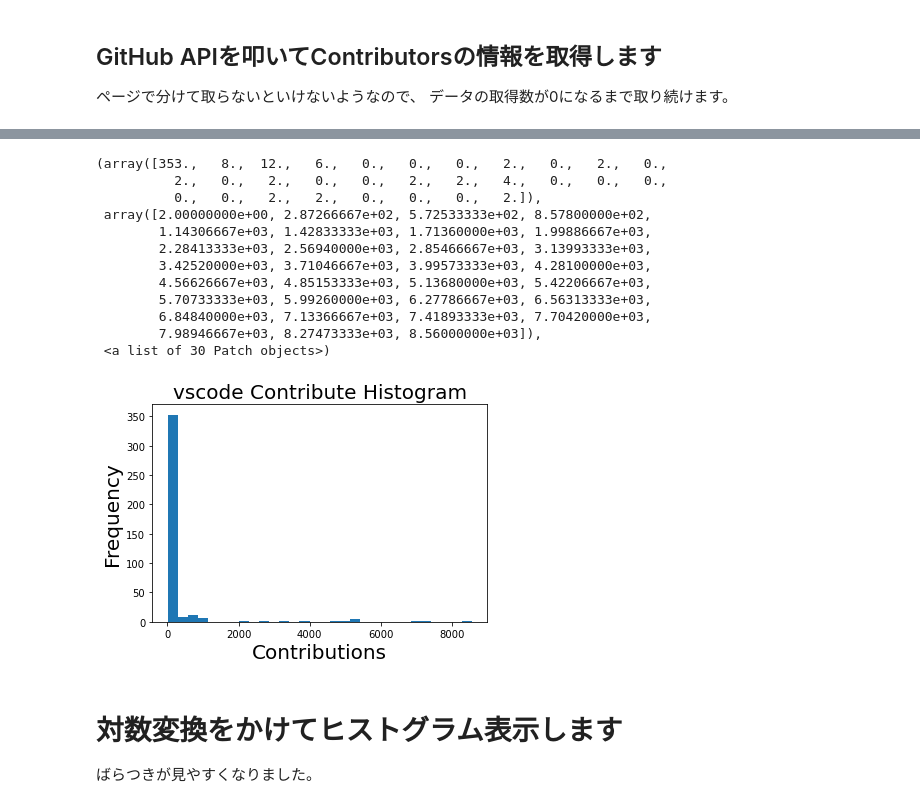
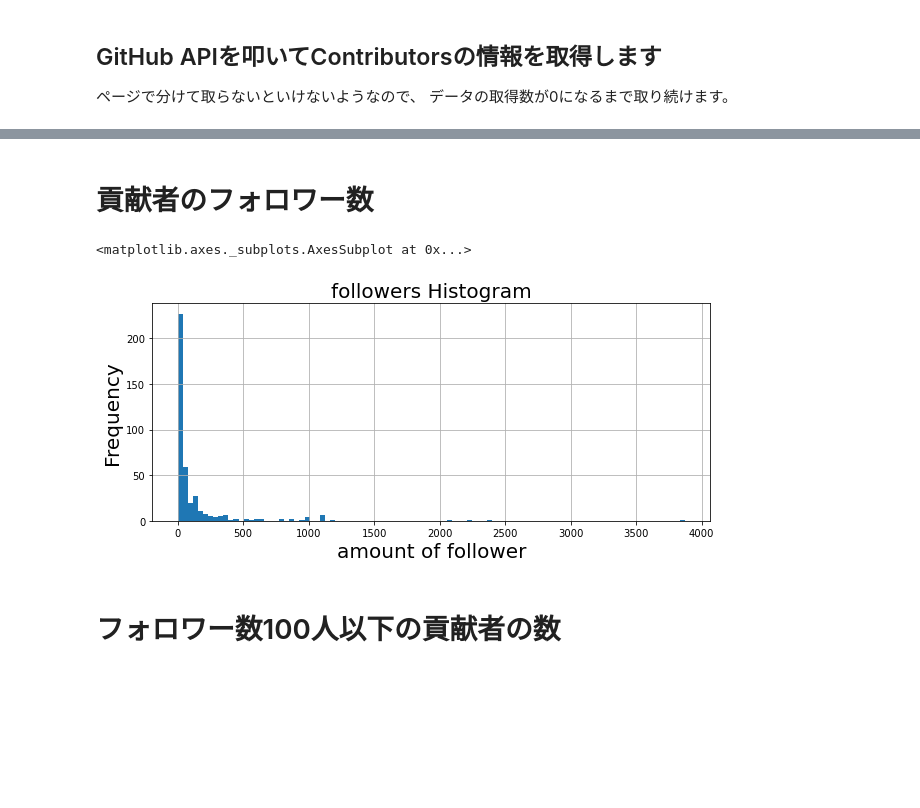
Before and after one commit to zeikomi552/githubapi-python-sample, a Jupyter notebook: src/githubapi-03.ipynb, the cells around one changed output, grey strips where cells are left out. Cells and saved outputs as stored; diff of their text form; code cells hidden in the pictures; blank space fills up the shorter version.

```diff
--- a/src/githubapi-03.ipynb
+++ b/src/githubapi-03.ipynb
@@ -66,5 +75,11 @@ while len(ret_json) > 0:
         df = df.append(pd.DataFrame.from_dict(k, orient='index').T)
 
     page = page + 1
-    ret_json = gapi_ctrl.get_json(github_api.format(page, per_page))
+    ret_json = gapi_ctrl.get_json(github_api.format(page, per_page), False)
+
+# cast int
+df['contributions'] = df['contributions'].astype(float)
+
+# information
+df.info()
 # %% [output]
@@ -117,8 +110,10 @@ if(len(df) > 0):
     df2 = pd.DataFrame(index=[], columns=ret_json.keys())
 
     for x in df['url']:
-        # access github api
-        ret_json = gapi_ctrl.get_json_url(x)
+        # request github api
+        ret_json = gapi_ctrl.get_json_url(x, False)
         # apend data
         df2 = df2.append(pd.DataFrame.from_dict(ret_json, orient='index').T)
+
+df2.info()
 # %% [output]
@@ -129,26 +172,14 @@ GET https://api.github.com/users/bpasero
+# %% [markdown]
+# 貢献者のフォロワー数
 # %%
-
-plt.title("{0} Contribute Histogram".format(repo), fontsize=20)  # title
-plt.xlabel("Contributions", fontsize=20)            # x-axis label
+plt.title("followers Histogram".format(repo), fontsize=20)  # title
+plt.xlabel("amount of follower", fontsize=20)            # x-axis label
 plt.ylabel("Frequency", fontsize=20)      # y-axis label
 
-# show histogram bins=30
-plt.hist(df.contributions, bins=30)
+df2.followers.hist(bins=100, figsize = (10,4))
 # %% [output]
-(array([353.,   8.,  12.,   6.,   0.,   0.,   0.,   2.,   0.,   2.,   0.,
-          2.,   0.,   2.,   0.,   0.,   2.,   2.,   4.,   0.,   0.,   0.,
-          0.,   0.,   2.,   2.,   0.,   0.,   0.,   2.]),
- array([2.00000000e+00, 2.87266667e+02, 5.72533333e+02, 8.57800000e+02,
-        1.14306667e+03, 1.42833333e+03, 1.71360000e+03, 1.99886667e+03,
-        2.28413333e+03, 2.56940000e+03, 2.85466667e+03, 3.13993333e+03,
-        3.42520000e+03, 3.71046667e+03, 3.99573333e+03, 4.28100000e+03,
-        4.56626667e+03, 4.85153333e+03, 5.13680000e+03, 5.42206667e+03,
-        5.70733333e+03, 5.99260000e+03, 6.27786667e+03, 6.56313333e+03,
-        6.84840000e+03, 7.13366667e+03, 7.41893333e+03, 7.70420000e+03,
-        7.98946667e+03, 8.27473333e+03, 8.56000000e+03]),
- <a list of 30 Patch objects>)
+<matplotlib.axes._subplots.AxesSubplot at 0x...>
-[figure, old version]
+[figure, new version]
-# %% [markdown]
-# 対数変換をかけてヒストグラム表示します
-ばらつきが見やすくなりました。
+# %% [markdown]
+# フォロワー数100人以下の貢献者の数
 # %%
```
Also changed, not shown: parts of 17 cells of this notebook.
